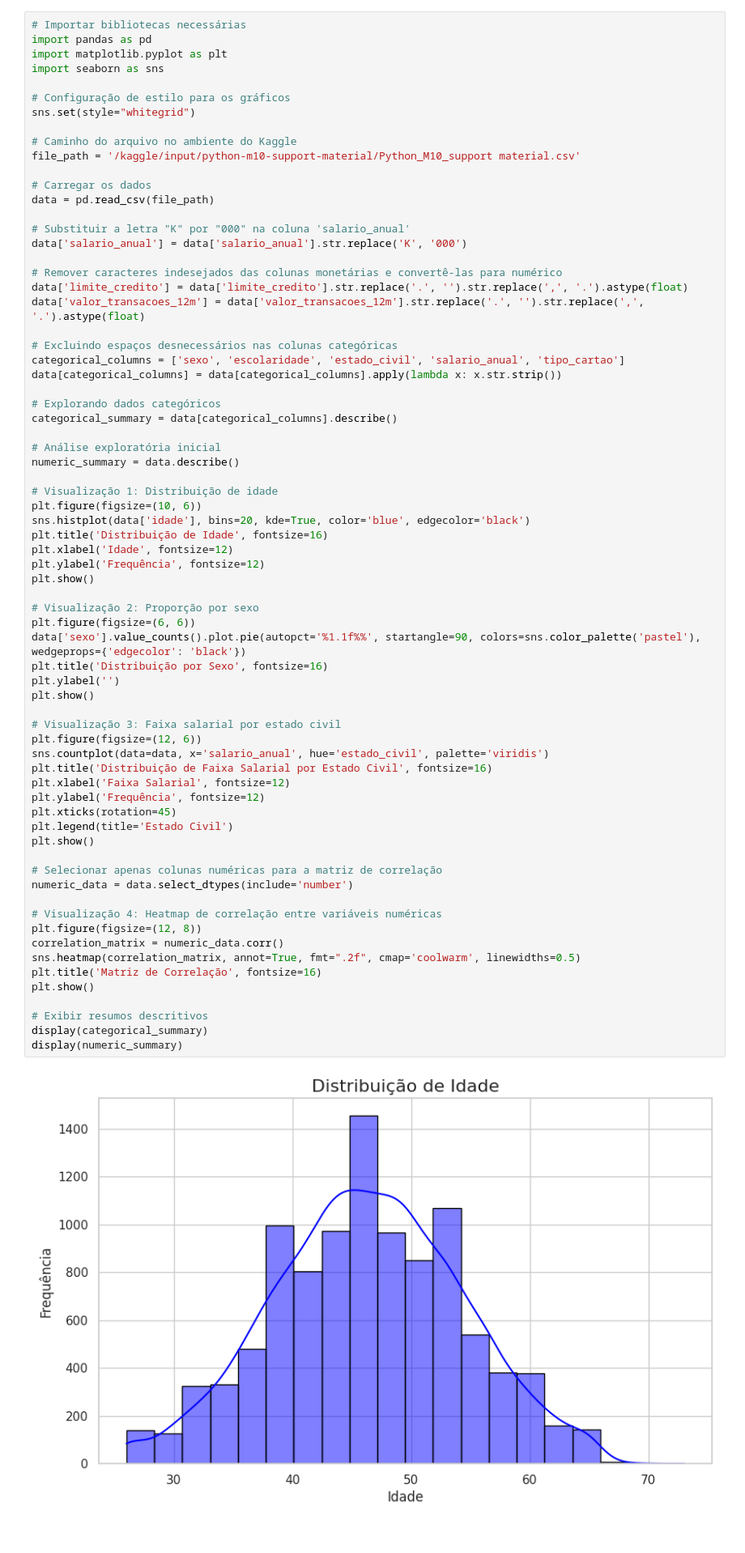
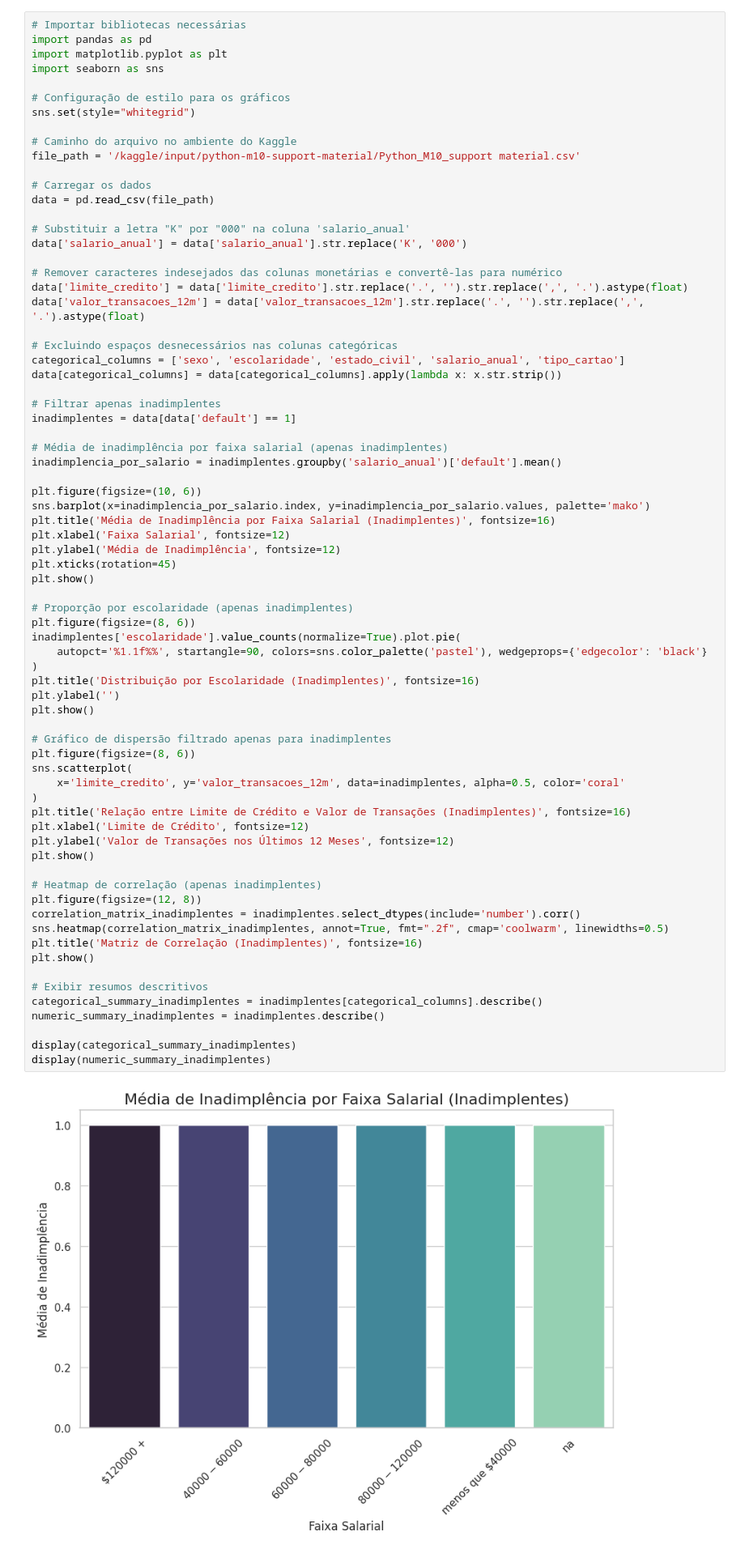
Before and after one commit to Sumag666/Volta-zero, a Jupyter notebook: tarefa-1.ipynb, the cells around one changed output. Shown at 81% size. Drawn from its saved outputs; the diff is of its cells as text.

```diff
--- a/tarefa-1.ipynb
+++ b/tarefa-1.ipynb
@@ -31,61 +31,63 @@ file_path = '/kaggle/input/python-m10-support-material/Python_M10_support materi
 
 # Carregar os dados
 data = pd.read_csv(file_path)
 
 # Substituir a letra "K" por "000" na coluna 'salario_anual'
 data['salario_anual'] = data['salario_anual'].str.replace('K', '000')
 
 # Remover caracteres indesejados das colunas monetárias e convertê-las para numérico
 data['limite_credito'] = data['limite_credito'].str.replace('.', '').str.replace(',', '.').astype(float)
 data['valor_transacoes_12m'] = data['valor_transacoes_12m'].str.replace('.', '').str.replace(',', '.').astype(float)
 
 # Excluindo espaços desnecessários nas colunas categóricas
 categorical_columns = ['sexo', 'escolaridade', 'estado_civil', 'salario_anual', 'tipo_cartao']
 data[categorical_columns] = data[categorical_columns].apply(lambda x: x.str.strip())
 
-# Explorando dados categóricos
-categorical_summary = data[categorical_columns].describe()
+# Filtrar apenas inadimplentes
+inadimplentes = data[data['default'] == 1]
 
-# Análise exploratória inicial
-numeric_summary = data.describe()
+# Média de inadimplência por faixa salarial (apenas inadimplentes)
+inadimplencia_por_salario = inadimplentes.groupby('salario_anual')['default'].mean()
 
-# Visualização 1: Distribuição de idade
 plt.figure(figsize=(10, 6))
-sns.histplot(data['idade'], bins=20, kde=True, color='blue', edgecolor='black')
-plt.title('Distribuição de Idade', fontsize=16)
-plt.xlabel('Idade', fontsize=12)
-plt.ylabel('Frequência', fontsize=12)
+sns.barplot(x=inadimplencia_por_salario.index, y=inadimplencia_por_salario.values, palette='mako')
+plt.title('Média de Inadimplência por Faixa Salarial (Inadimplentes)', fontsize=16)
+plt.xlabel('Faixa Salarial', fontsize=12)
+plt.ylabel('Média de Inadimplência', fontsize=12)
+plt.xticks(rotation=45)
 plt.show()
 
-# Visualização 2: Proporção por sexo
-plt.figure(figsize=(6, 6))
-data['sexo'].value_counts().plot.pie(autopct='%1.1f%%', startangle=90, colors=sns.color_palette('pastel'), wedgeprops={'edgecolor': 'black'})
-plt.title('Distribuição por Sexo', fontsize=16)
+# Proporção por escolaridade (apenas inadimplentes)
+plt.figure(figsize=(8, 6))
+inadimplentes['escolaridade'].value_counts(normalize=True).plot.pie(
+    autopct='%1.1f%%', startangle=90, colors=sns.color_palette('pastel'), wedgeprops={'edgecolor': 'black'}
+)
+plt.title('Distribuição por Escolaridade (Inadimplentes)', fontsize=16)
 plt.ylabel('')
 plt.show()
 
-# Visualização 3: Faixa salarial por estado civil
-plt.figure(figsize=(12, 6))
-sns.countplot(data=data, x='salario_anual', hue='estado_civil', palette='viridis')
-plt.title('Distribuição de Faixa Salarial por Estado Civil', fontsize=16)
-plt.xlabel('Faixa Salarial', fontsize=12)
-plt.ylabel('Frequência', fontsize=12)
-plt.xticks(rotation=45)
-plt.legend(title='Estado Civil')
+# Gráfico de dispersão filtrado apenas para inadimplentes
+plt.figure(figsize=(8, 6))
+sns.scatterplot(
+    x='limite_credito', y='valor_transacoes_12m', data=inadimplentes, alpha=0.5, color='coral'
+)
+plt.title('Relação entre Limite de Crédito e Valor de Transações (Inadimplentes)', fontsize=16)
+plt.xlabel('Limite de Crédito', fontsize=12)
+plt.ylabel('Valor de Transações nos Últimos 12 Meses', fontsize=12)
 plt.show()
 
-# Selecionar apenas colunas numéricas para a matriz de correlação
-numeric_data = data.select_dtypes(include='number')
-
-# Visualização 4: Heatmap de correlação entre variáveis numéricas
+# Heatmap de correlação (apenas inadimplentes)
 plt.figure(figsize=(12, 8))
-correlation_matrix = numeric_data.corr()
-sns.heatmap(correlation_matrix, annot=True, fmt=".2f", cmap='coolwarm', linewidths=0.5)
-plt.title('Matriz de Correlação', fontsize=16)
+correlation_matrix_inadimplentes = inadimplentes.select_dtypes(include='number').corr()
+sns.heatmap(correlation_matrix_inadimplentes, annot=True, fmt=".2f", cmap='coolwarm', linewidths=0.5)
+plt.title('Matriz de Correlação (Inadimplentes)', fontsize=16)
 plt.show()
 
 # Exibir resumos descritivos
-display(categorical_summary)
-display(numeric_summary)
+categorical_summary_inadimplentes = inadimplentes[categorical_columns].describe()
+numeric_summary_inadimplentes = inadimplentes.describe()
+
+display(categorical_summary_inadimplentes)
+display(numeric_summary_inadimplentes)
 # %% [output]
-[figure, old version]
+[figure, new version]
```
Also changed, not shown: parts of 1 cell of this notebook.
